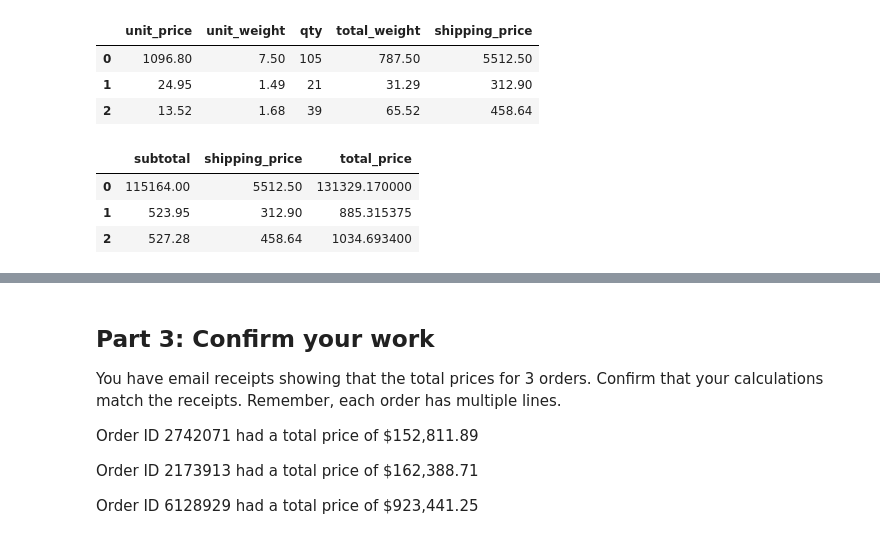
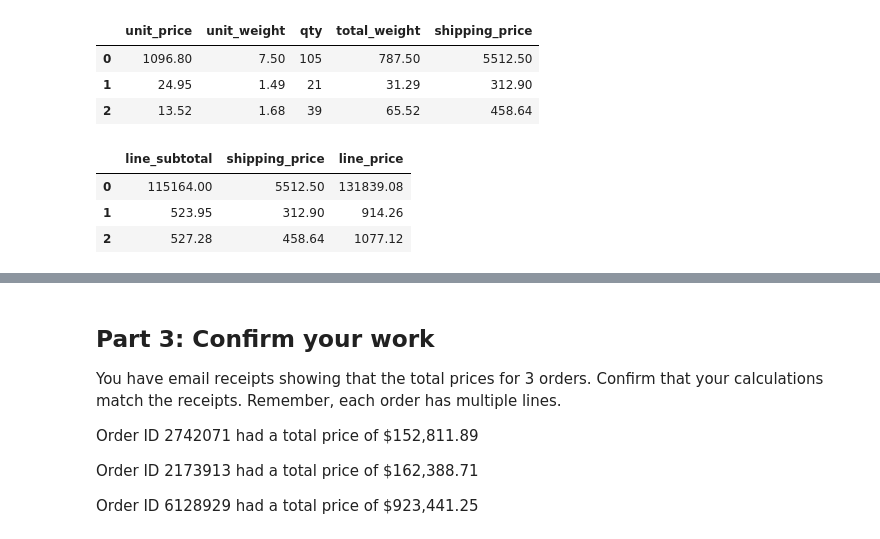
Before and after one commit to skiluvia/pandas-challenge-1, a Jupyter notebook: module_4_challenge.ipynb, the cells around one changed output, grey strips where cells are left out. Saved outputs shown, nothing was run; the diff lists cells and outputs as text; code cells hidden in the pictures.

```diff
--- a/module_4_challenge.ipynb
+++ b/module_4_challenge.ipynb
@@ -186,22 +186,22 @@ df_copy[['unit_price','unit_weight','qty','total_weight','shipping_price']].head
 # %%
 # Create a column for the total price
 # using the subtotal and the shipping price
 # along with a sales tax of 9.25%
 
 # Using the df_copy dataframe created above
 # calculate the subtotal for each row and add to a new column
-df_copy['subtotal'] = df_copy['unit_price'] * df_copy['qty']
+df_copy['line_subtotal'] = df_copy['unit_price'] * df_copy['qty']
 
 # calculate the total price for each row and add to a new column
-df_copy['total_price'] = df_copy['subtotal'] + df_copy['shipping_price'] + (df_copy['subtotal'] * 0.0925)
+df_copy['line_price'] = ((df_copy['line_subtotal'] + df_copy['shipping_price']) * 1.0925).round(2)
 
 # print subtotal, shipping_price and total_price columns
-df_copy[['subtotal','shipping_price','total_price']].head(3)
+df_copy[['line_subtotal','shipping_price','line_price']].head(3)
 # %% [output]
-|  | subtotal | shipping_price | total_price |
-| 0 | 115164.00 | 5512.50 | 131329.170000 |
-| 1 | 523.95 | 312.90 | 885.315375 |
-| 2 | 527.28 | 458.64 | 1034.693400 |
+|  | line_subtotal | shipping_price | line_price |
+| 0 | 115164.00 | 5512.50 | 131839.08 |
+| 1 | 523.95 | 312.90 | 914.26 |
+| 2 | 527.28 | 458.64 | 1077.12 |
 # %%
 # Create a column for the cost
 # of each line using unit cost, qty, and
```
Also changed, not shown: parts of 7 cells of this notebook.
